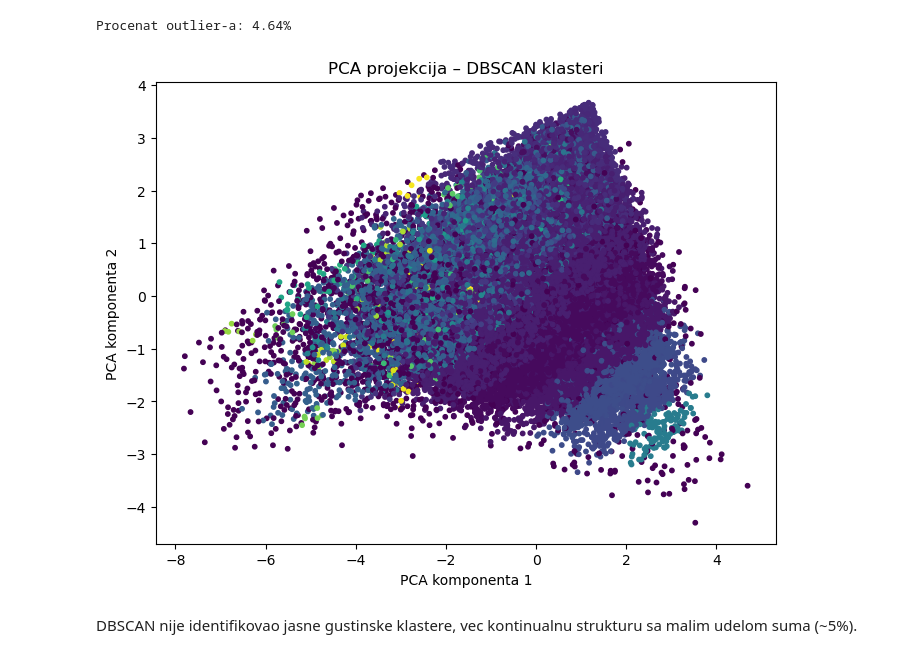
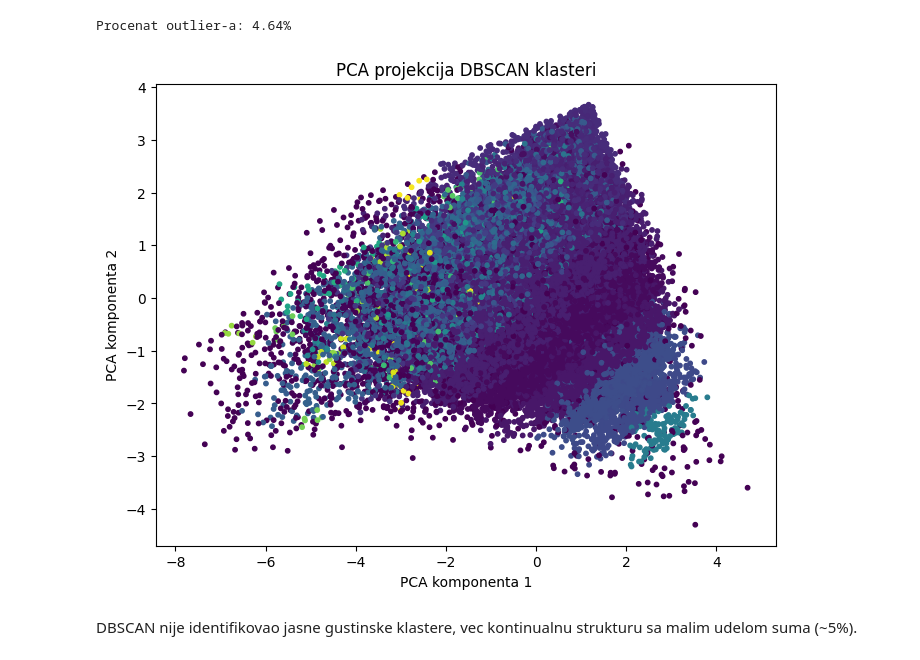
Before and after one commit to nemanjastojanovicc/amazon-sales, a Jupyter notebook: amazon-sales-main.ipynb, the cells around one changed output. Saved outputs shown, nothing was run; the diff lists cells and outputs as text; code cells hidden in the pictures.

```diff
--- a/amazon-sales-main.ipynb
+++ b/amazon-sales-main.ipynb
@@ -494,17 +560,17 @@ Procenat outlier-a: 4.64%
 # %%
 plt.figure(figsize=(8, 6))
 plt.scatter(
     X_pca[:, 0],
     X_pca[:, 1],
     c=customer_df["cluster_dbscan"],
     s=10
 )
 plt.xlabel("PCA komponenta 1")
 plt.ylabel("PCA komponenta 2")
-plt.title("PCA projekcija – DBSCAN klasteri")
+plt.title("PCA projekcija DBSCAN klasteri")
 plt.show()
 # %% [output]
-[figure, old version]
+[figure, new version]
 # %% [markdown]
 DBSCAN nije identifikovao jasne gustinske klastere, vec kontinualnu strukturu sa malim udelom suma (~5%).
 # %%
```
Also changed, not shown: parts of 18 cells of this notebook.
